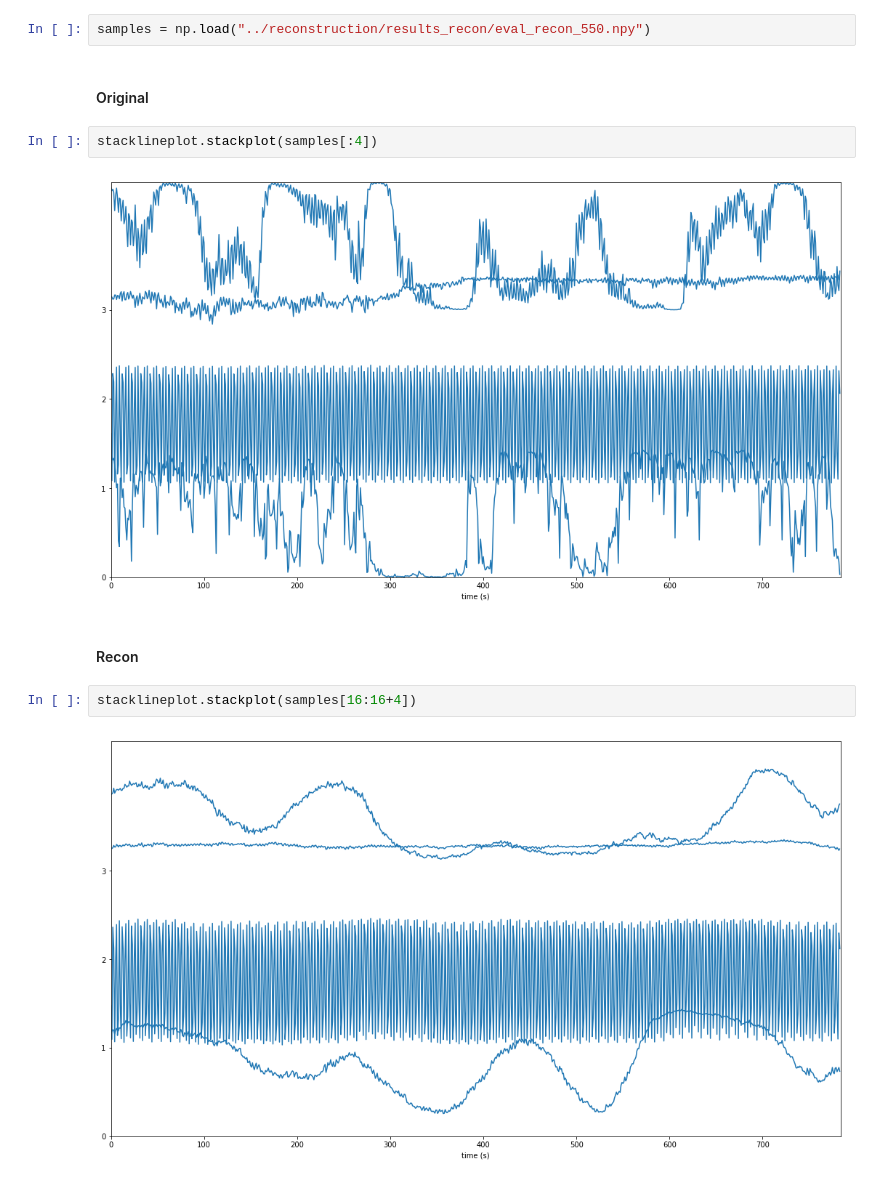
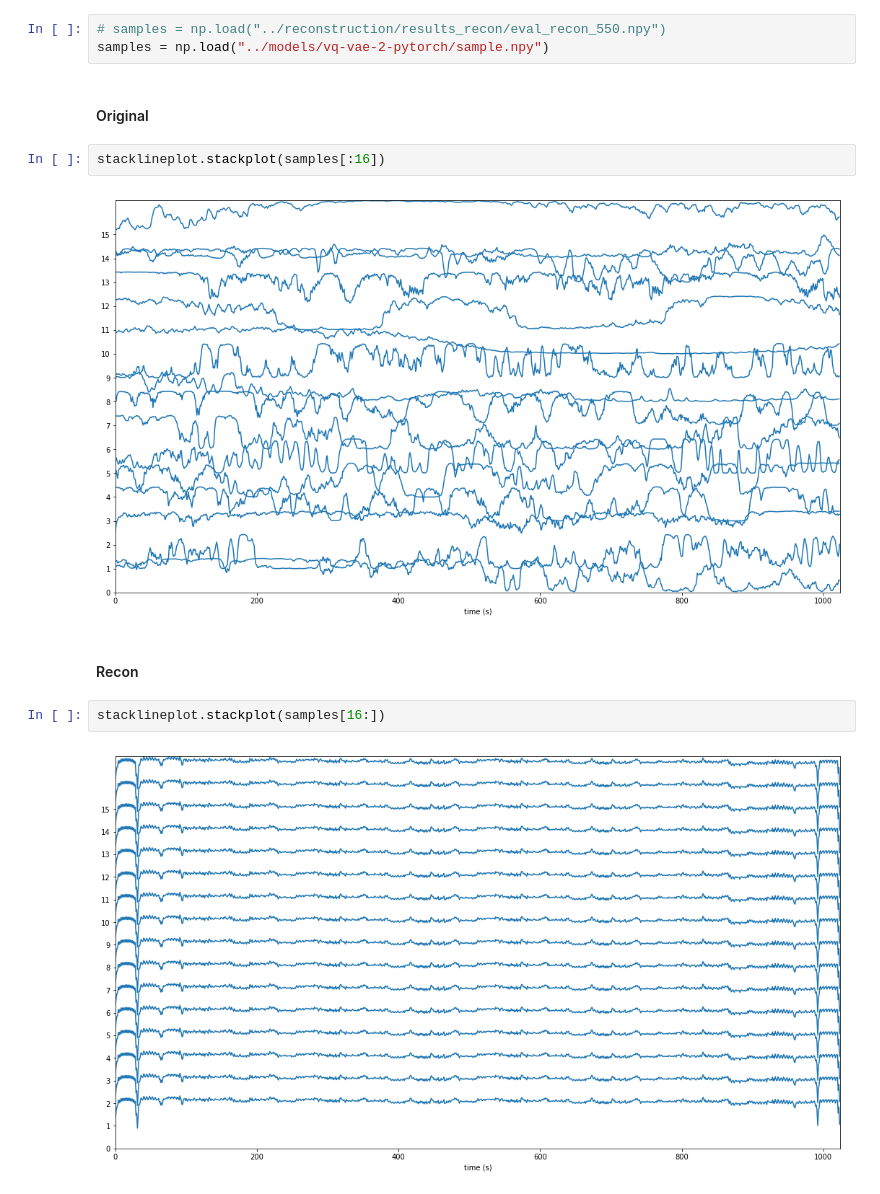
Before and after one commit to DanielLongo/NeuralFill, a Jupyter notebook: visualize/plot_vae_gens.ipynb, the cells around one changed output. Drawn from its saved outputs; the diff is of its cells as text.

```diff
--- a/visualize/plot_vae_gens.ipynb
+++ b/visualize/plot_vae_gens.ipynb
@@ -22,16 +28,17 @@ stacklineplot.stackplot(samples)
 # %% [markdown]
 ### Reconstructions
 # %%
-samples = np.load("../reconstruction/results_recon/eval_recon_550.npy")
+# samples = np.load("../reconstruction/results_recon/eval_recon_550.npy")
+samples = np.load("../models/vq-vae-2-pytorch/sample.npy")
 # %% [markdown]
 #### Original
 # %%
-stacklineplot.stackplot(samples[:4])
+stacklineplot.stackplot(samples[:16])
 # %% [output]
-[figure, old version]
+[figure, new version]
 # %% [markdown]
 #### Recon
 # %%
-stacklineplot.stackplot(samples[16:16+4])
+stacklineplot.stackplot(samples[16:])
 # %% [output]
-[figure, old version]
+[figure, new version]
```
Also changed, not shown: parts of 5 cells of this notebook.
